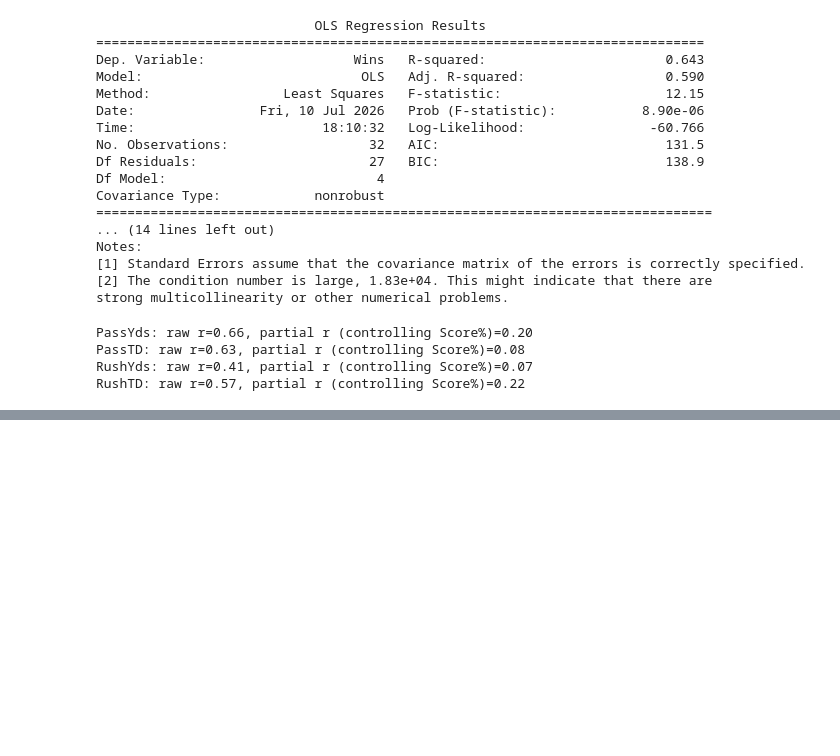
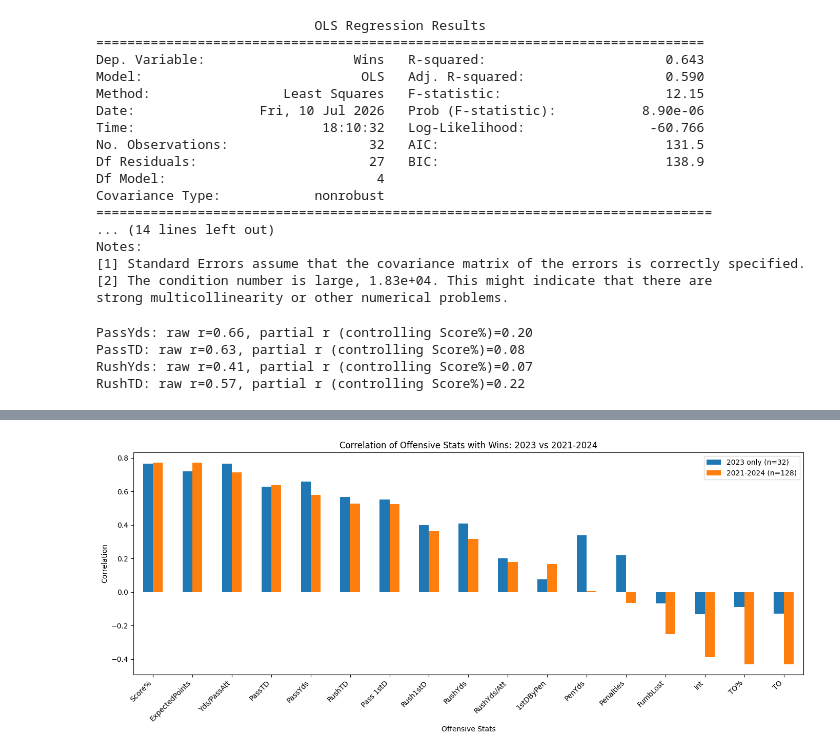
Before and after one commit to steven150704/NFL-Win-Correlation, a Jupyter notebook: win_analysis.ipynb, the cells around one changed output, grey strips where cells are left out. Saved outputs shown, nothing was run; the diff lists cells and outputs as text; code cells hidden in the pictures; blank space fills up the shorter version.

```diff
--- a/win_analysis.ipynb
+++ b/win_analysis.ipynb
@@ -251,0 +395,7 @@ RushTD: raw r=0.57, partial r (controlling Score%)=0.22
+# %%
+#compare single-season (2023 only) vs multi-season correlations side by side
+comparison = pd.DataFrame({
+    "2023 only (n=32)": correlation,
+    "2021-2024 (n=128)": correlation_multi
+}).sort_values("2021-2024 (n=128)", ascending=False)
+comparison
@@ -251,0 +421,9 @@ RushTD: raw r=0.57, partial r (controlling Score%)=0.22
+# %%
+#graphically compare single-season (2023 only) vs multi-season correlations side by side
+comparison.plot(kind="bar", figsize=(14,6), title="Correlation of Offensive Stats with Wins: 2023 vs 2021-2024")
+plt.xlabel("Offensive Stats")
+plt.ylabel("Correlation")
+plt.xticks(rotation=45, ha="right")
+plt.tight_layout()
+# %% [output]
+[figure, added]
```
Also changed, not shown: parts of 9 cells of this notebook, 10 other files.
